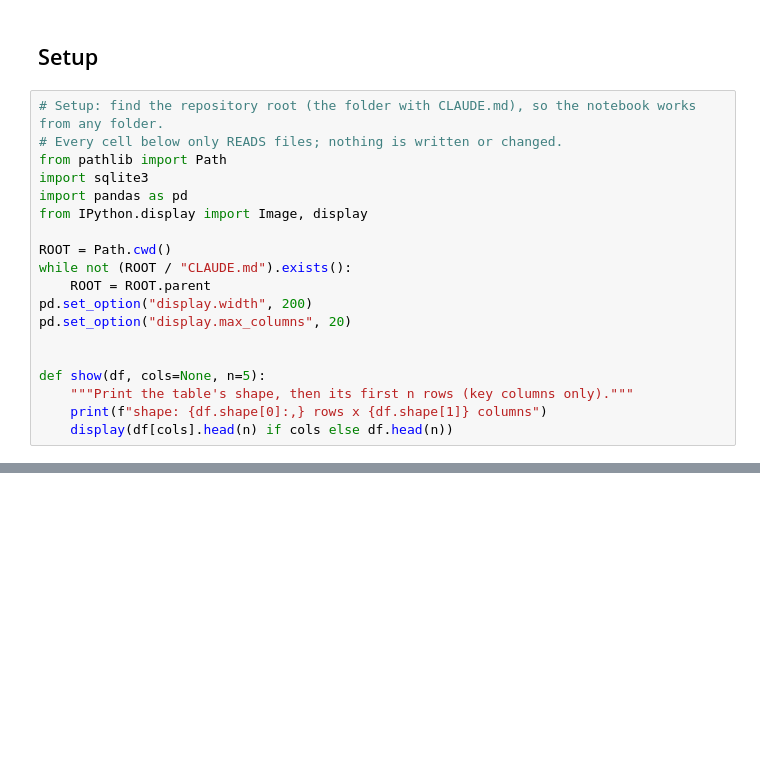
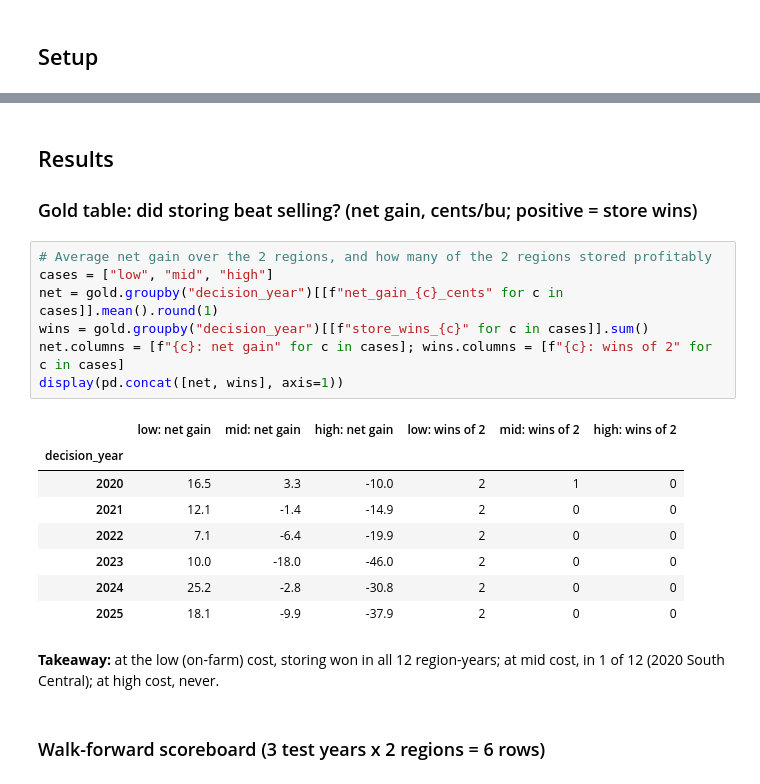
Before and after one commit to Jessie-Ren699/corn-storage-basis, a Jupyter notebook: notebooks/00_walkthrough.ipynb, the cells around one changed output, grey strips where cells are left out. Drawn from its saved outputs; the diff is of its cells as text; blank space fills up the shorter version.

```diff
--- a/notebooks/00_walkthrough.ipynb
+++ b/notebooks/00_walkthrough.ipynb
@@ -5,21 +33,2 @@ Each step shows one stage of the data pipeline, from the raw USDA pull to the wa
 # %% [markdown]
 ## Setup
-# %%
-# Setup: find the repository root (the folder with CLAUDE.md), so the notebook works from any folder.
-# Every cell below only READS files; nothing is written or changed.
-from pathlib import Path
-import sqlite3
-import pandas as pd
-from IPython.display import Image, display
-
-ROOT = Path.cwd()
-while not (ROOT / "CLAUDE.md").exists():
-    ROOT = ROOT.parent
-pd.set_option("display.width", 200)
-pd.set_option("display.max_columns", 20)
-
-
-def show(df, cols=None, n=5):
-    """Print the table's shape, then its first n rows (key columns only)."""
-    print(f"shape: {df.shape[0]:,} rows x {df.shape[1]} columns")
-    display(df[cols].head(n) if cols else df.head(n))
@@ -210,0 +332,24 @@ shape: 12 rows x 8 columns
+# %% [markdown]
+## Results
+
+### Gold table: did storing beat selling? (net gain, cents/bu; positive = store wins)
+# %%
+# Average net gain over the 2 regions, and how many of the 2 regions stored profitably
+cases = ["low", "mid", "high"]
+net = gold.groupby("decision_year")[[f"net_gain_{c}_cents" for c in cases]].mean().round(1)
+wins = gold.groupby("decision_year")[[f"store_wins_{c}" for c in cases]].sum()
+net.columns = [f"{c}: net gain" for c in cases]; wins.columns = [f"{c}: wins of 2" for c in cases]
+display(pd.concat([net, wins], axis=1))
+# %% [output]
+|  | low: net gain | mid: net gain | high: net gain | low: wins of 2 | mid: wins of 2 | high: wins of 2 |
+| decision_year |  |  |  |  |  |  |
+| 2020 | 16.5 | 3.3 | -10.0 | 2 | 1 | 0 |
+| 2021 | 12.1 | -1.4 | -14.9 | 2 | 0 | 0 |
+| 2022 | 7.1 | -6.4 | -19.9 | 2 | 0 | 0 |
+| 2023 | 10.0 | -18.0 | -46.0 | 2 | 0 | 0 |
+| 2024 | 25.2 | -2.8 | -30.8 | 2 | 0 | 0 |
+| 2025 | 18.1 | -9.9 | -37.9 | 2 | 0 | 0 |
+# %% [markdown]
+**Takeaway:** at the low (on-farm) cost, storing won in all 12 region-years; at mid cost, in 1 of 12 (2020 South Central); at high cost, never.
+# %% [markdown]
+### Walk-forward scoreboard (3 test years x 2 regions = 6 rows)
```
Also changed, not shown: parts of 61 cells of this notebook.
